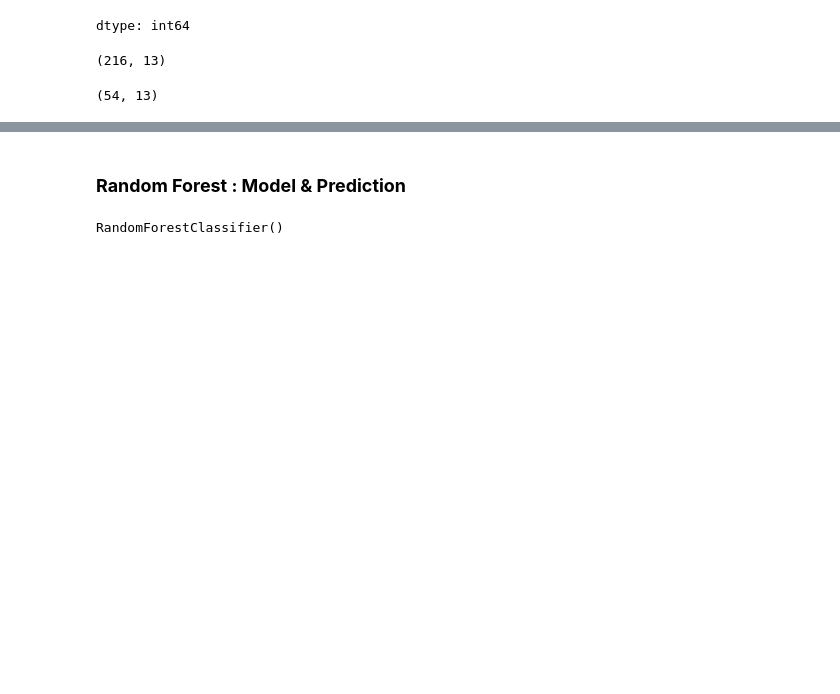
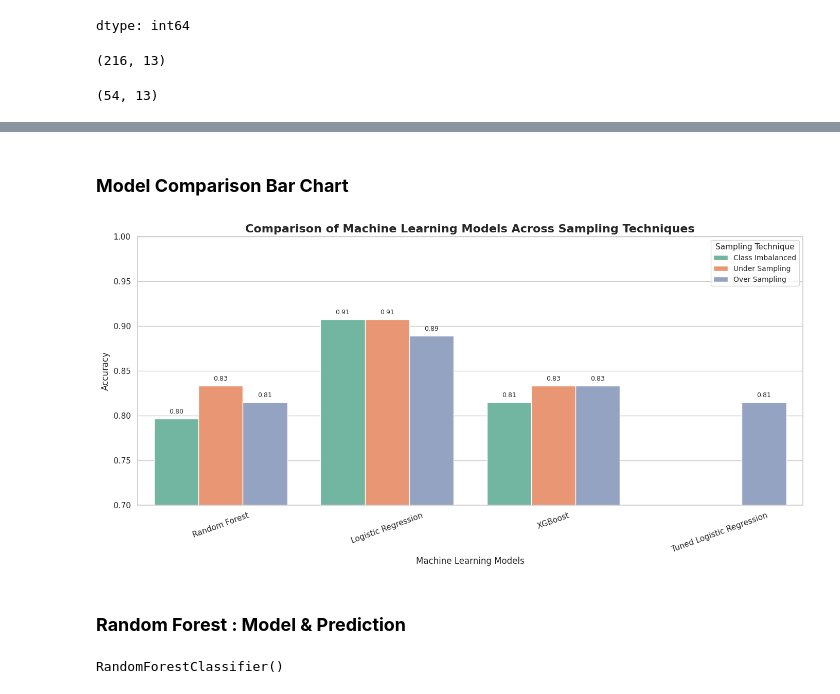
Before and after one commit to Ganeshreddyv123/Advanced-Computer-Science-Masters-Project, a Jupyter notebook: Ganesh_Heart_Disease_Prediction.ipynb, the cells around one changed output, grey strips where cells are left out. Saved outputs shown, nothing was run; the diff lists cells and outputs as text; code cells hidden in the pictures; blank space fills up the shorter version.

```diff
--- a/Ganesh_Heart_Disease_Prediction.ipynb
+++ b/Ganesh_Heart_Disease_Prediction.ipynb
@@ -230,3 +412,48 @@ x_test.shape
+# %% [markdown]
+### **Model Comparison Bar Chart**
+# %%
+# Bar Chart
+sns.set(style="whitegrid")
+
+plt.figure(figsize=(14, 7))
+
+# Create bar chart
+barplot = sns.barplot(
+    data=results_table,
+    x="Model",
+    y="Accuracy",
+    hue="Sampling Technique",
+    palette="Set2"
+)
+
+# Add title and labels
+plt.title("Comparison of Machine Learning Models Across Sampling Techniques", fontsize=16, weight='bold')
+plt.xlabel("Machine Learning Models", fontsize=12)
+plt.ylabel("Accuracy", fontsize=12)
+
+# Rotate x labels slightly
+plt.xticks(rotation=20)
+
+# Set y-axis limit
+plt.ylim(0.7, 1.0)
+
+# Add value labels on bars
+for p in barplot.patches:
+    height = p.get_height()
+    barplot.annotate(f'{height:.2f}',
+                     (p.get_x() + p.get_width() / 2., height),
+                     ha='center', va='bottom',
+                     fontsize=9,
+                     xytext=(0, 5),
+                     textcoords='offset points')
+
+# Legend formatting
+plt.legend(title="Sampling Technique", title_fontsize=11, fontsize=10)
+
+plt.tight_layout()
+plt.show()
+# %% [output]
+[figure, added]
 # %% [markdown]
 ### **Random Forest : Model & Prediction**
 # %%
```
Also changed, not shown: parts of 13 cells of this notebook.
